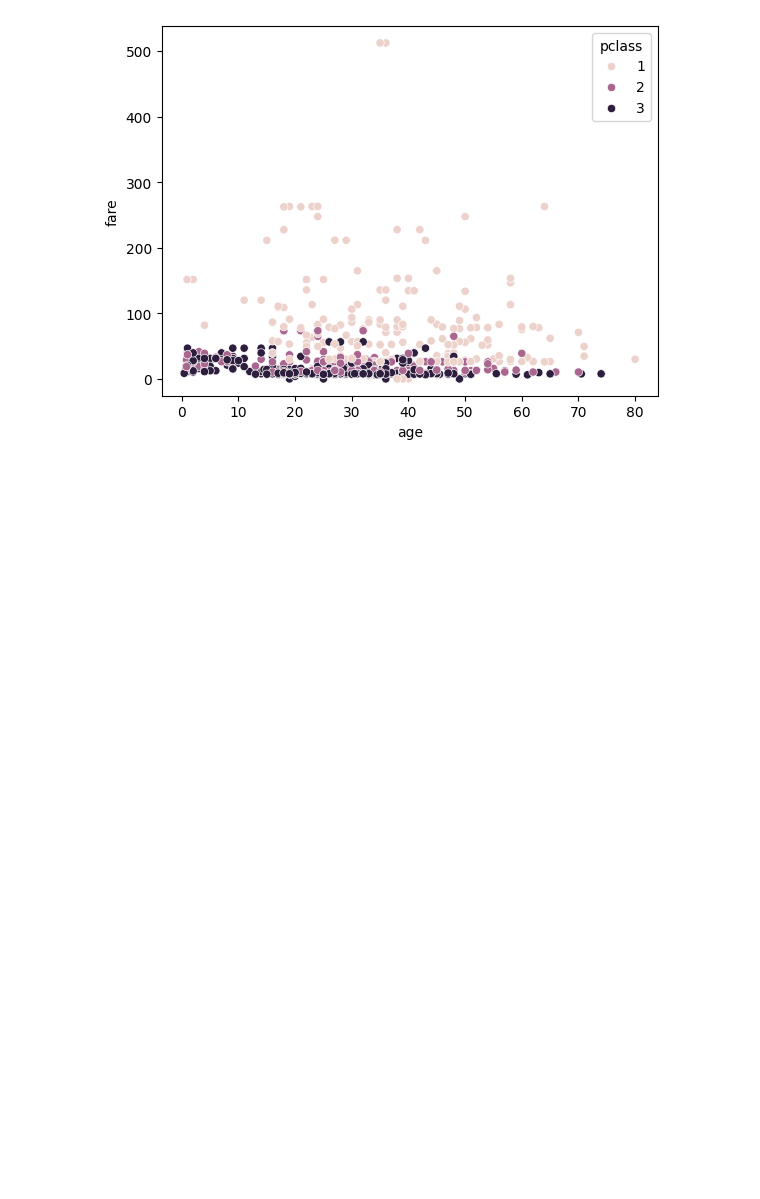
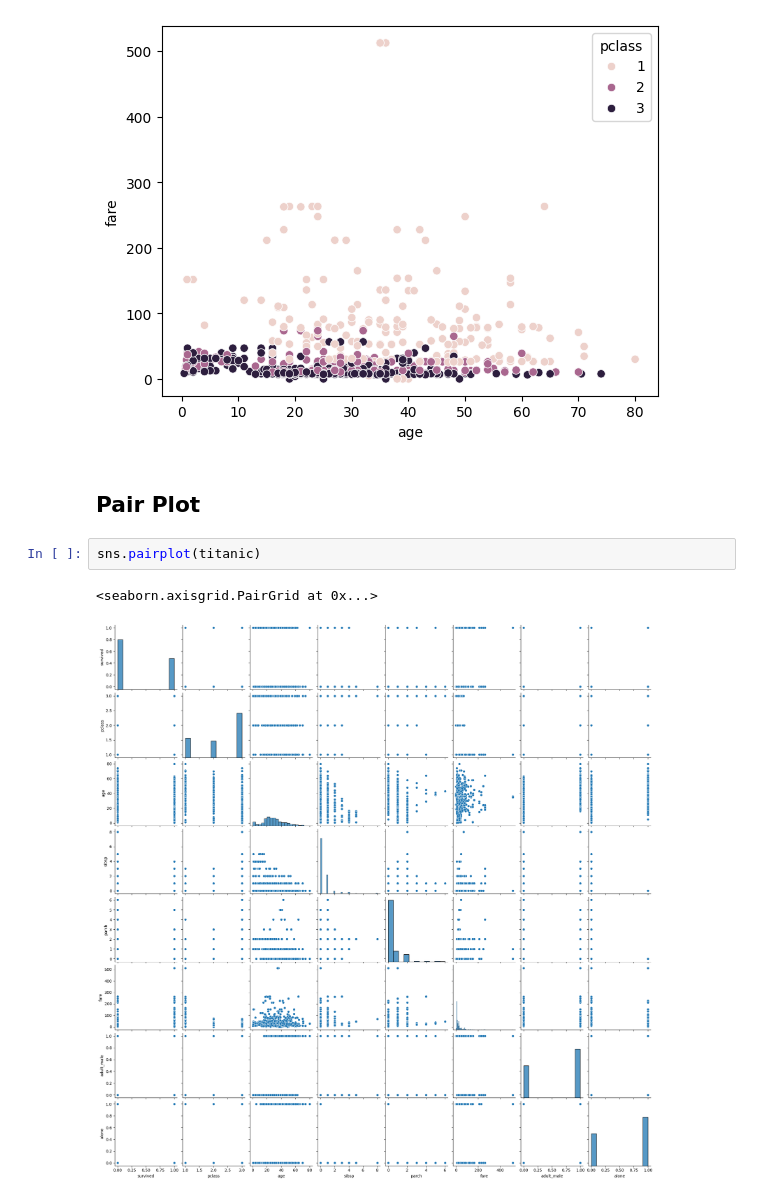
Before and after one commit to gak92/pkc2023, a Jupyter notebook: day_11/plotting.ipynb, the cells around one changed output. Saved outputs shown, nothing was run; the diff lists cells and outputs as text; blank space fills up the shorter version.

Commit message:
pair plot and hist plot

```diff
--- a/day_11/plotting.ipynb
+++ b/day_11/plotting.ipynb
@@ -113,3 +113,10 @@ sns.scatterplot(data=titanic, x='age', y='fare', hue='pclass')
 # %% [output]
 <Axes: xlabel='age', ylabel='fare'>
 [figure]
+# %% [markdown]
+## Pair Plot
+# %%
+sns.pairplot(titanic)
+# %% [output]
+<seaborn.axisgrid.PairGrid at 0x...>
+[figure, added]
```
Also changed, not shown: parts of 2 cells of this notebook.
